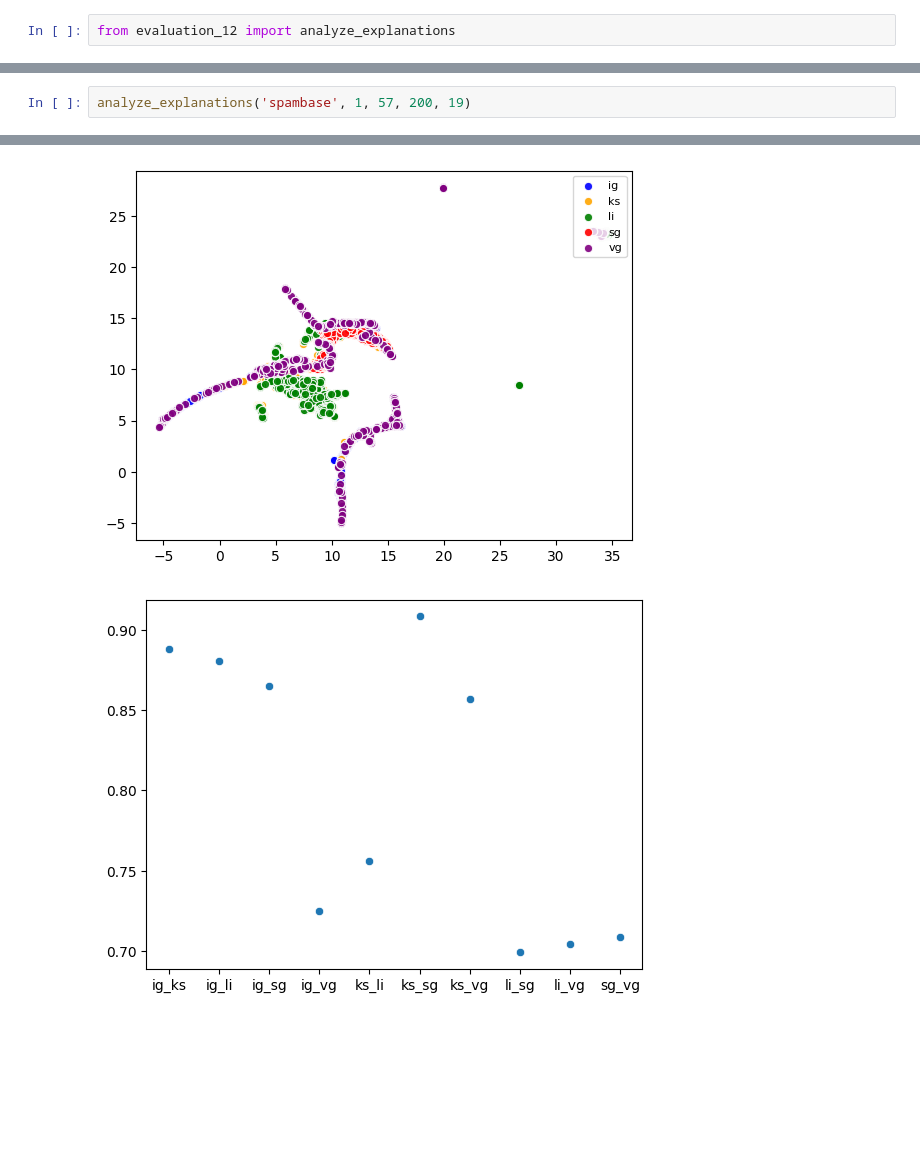
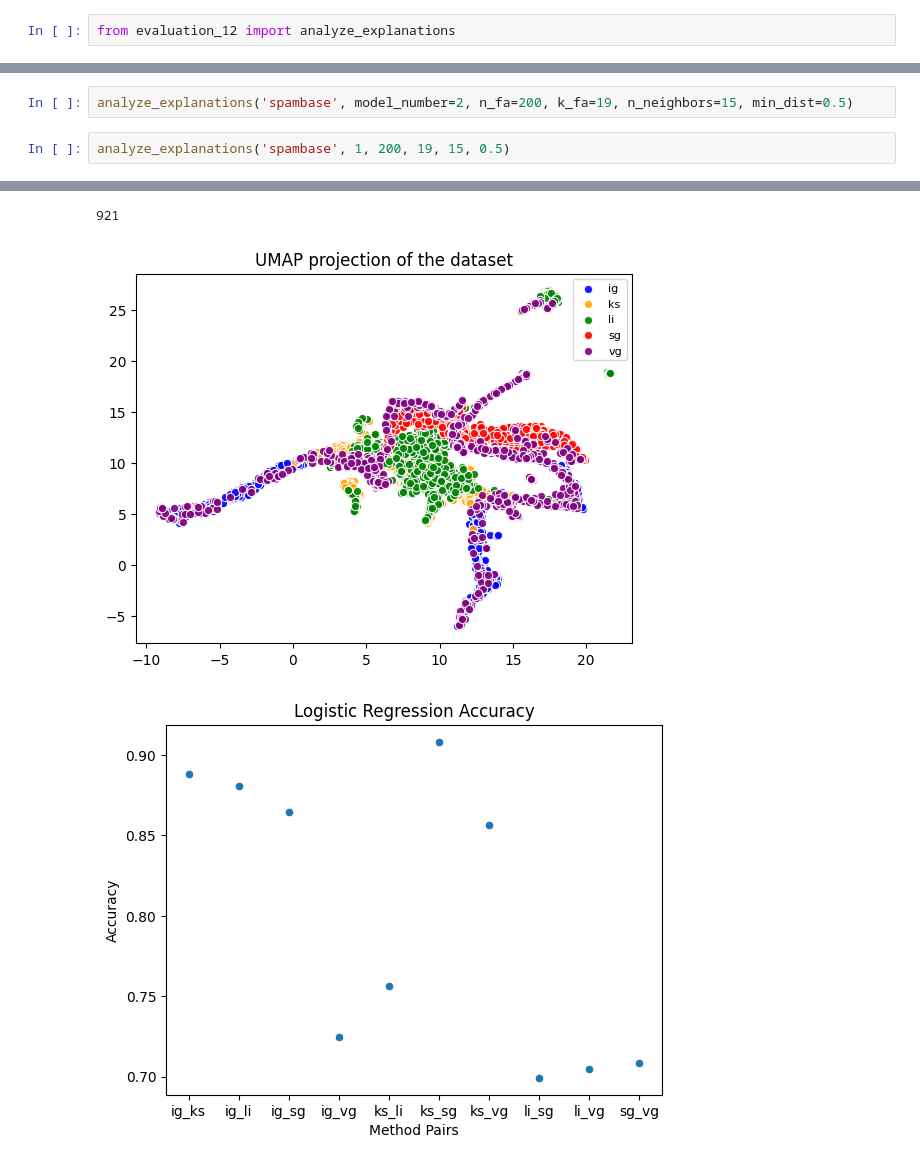
Before and after one commit to ekunigk/BA_Disagreement_Problem, a Jupyter notebook: evaluation_two.ipynb, the cells around one changed output, grey strips where cells are left out. Saved outputs shown, nothing was run; the diff lists cells and outputs as text; blank space fills up the shorter version.

Commit message:
fa comparison + logreg visualization

```diff
--- a/evaluation_two.ipynb
+++ b/evaluation_two.ipynb
@@ -61,4 +61,6 @@ analyze_explanations('spambase', model_number=1, feature_amount=57, n_fa=200, k_
 [figure]
+# %%
+analyze_explanations('spambase', model_number=2, n_fa=200, k_fa=19, n_neighbors=15, min_dist=0.5)
 # %%
-analyze_explanations('spambase', 1, 57, 200, 19)
+analyze_explanations('spambase', 1, 200, 19, 15, 0.5)
 # %% [output]
@@ -66,3 +68,4 @@ analyze_explanations('spambase', 1, 57, 200, 19)
+921
-[figure, old version]
+[figure, new version]
-[figure, old version]
+[figure, new version]
 # %%
```
Also changed, not shown: parts of 5 cells of this notebook, 5 other files.
